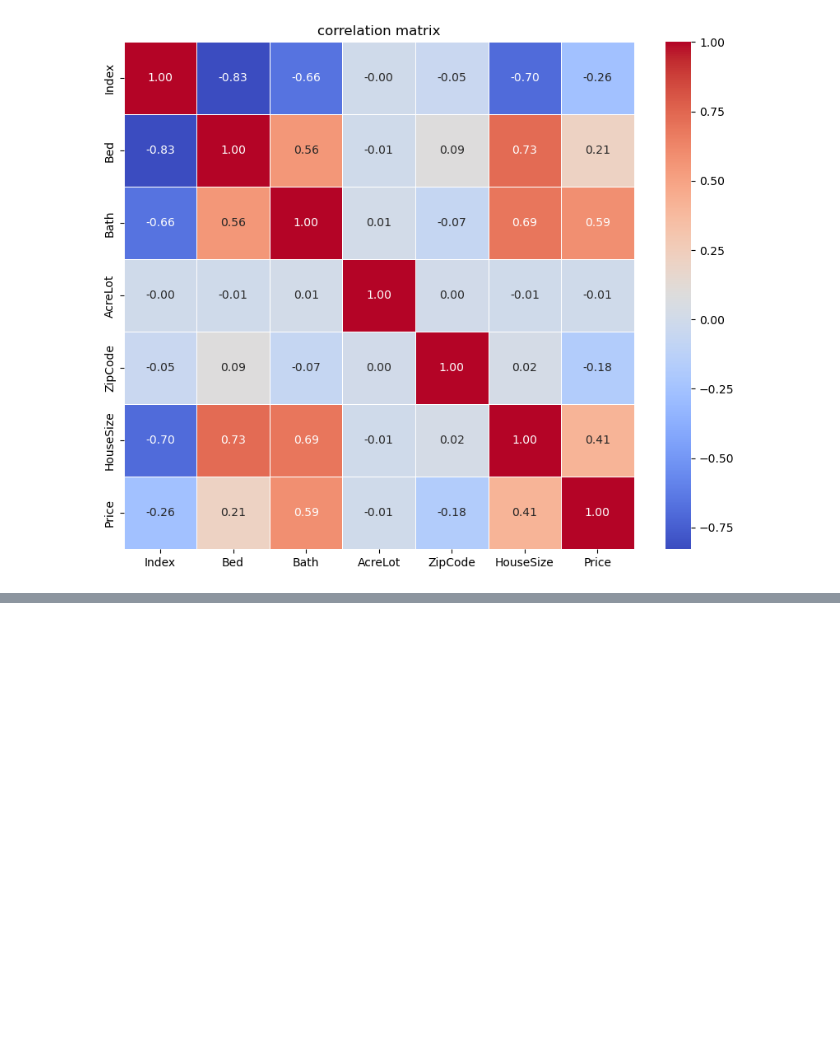
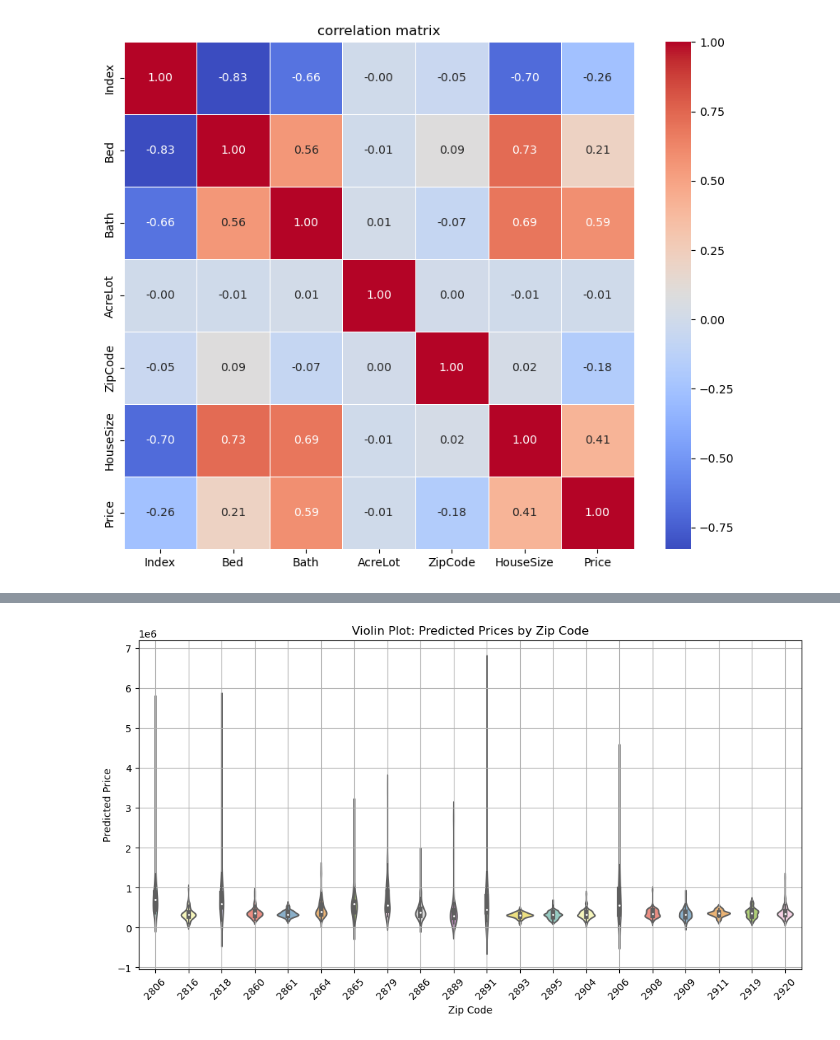
Before and after one commit to cnlamanna/Housing_Price_Predictions, a Jupyter notebook: data.ipynb, the cells around one changed output, grey strips where cells are left out. Saved outputs shown, nothing was run; the diff lists cells and outputs as text; code cells hidden in the pictures; blank space fills up the shorter version.

```diff
--- a/data.ipynb
+++ b/data.ipynb
@@ -356,0 +366,16 @@ plt.show()
+# %%
+zip_price_df = pd.DataFrame({'Predicted Price': RF_prediction, 'Zip Code': xtest_df['ZipCode']})
+
+top_20 = zip_price_df['Zip Code'].value_counts().head(20).index
+filtered_df = zip_price_df[zip_price_df['Zip Code'].isin(top_20)]
+# Create a violin plot
+plt.figure(figsize=(12, 6))
+sns.violinplot(x='Zip Code', y='Predicted Price', data=filtered_df, palette='Set3')
+plt.xlabel('Zip Code')
+plt.ylabel('Predicted Price')
+plt.title('Violin Plot: Predicted Prices by Zip Code')
+plt.xticks(rotation=45)
+plt.grid(True)
+plt.show()
+# %% [output]
+[figure, added]
```
Also changed, not shown: parts of 4 cells of this notebook.
